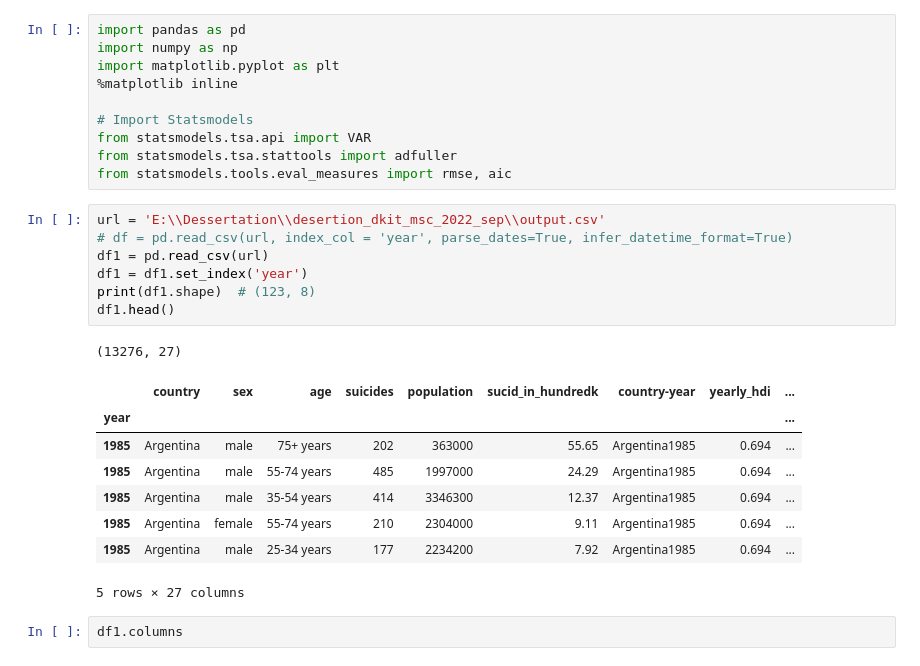
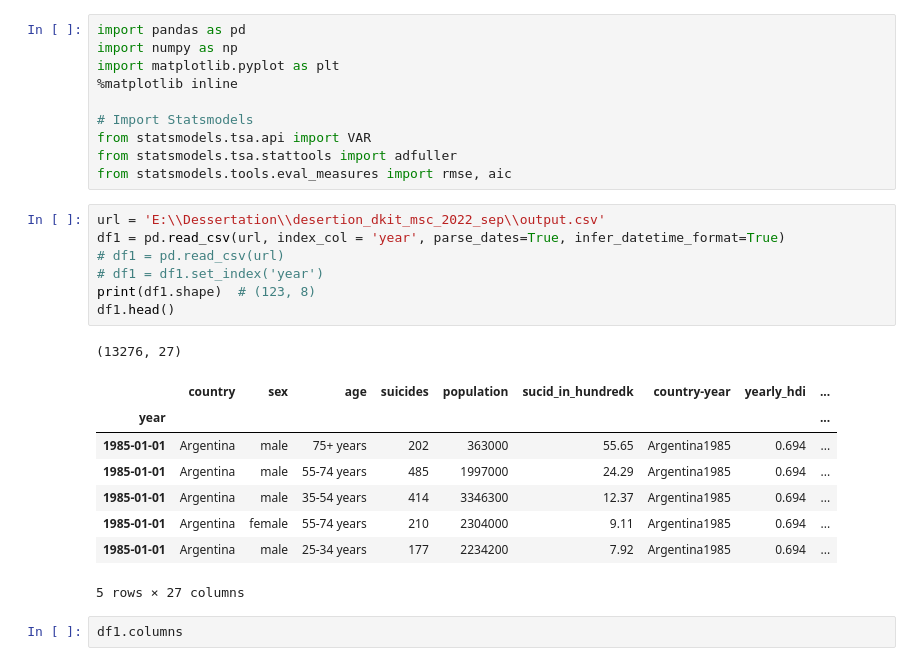
Before and after one commit to sujilkumarkm/desertion_dkit_msc_2022_sep, a Jupyter notebook: dissertation_suicide_var_models_2022.ipynb, the cells around one changed output. Saved outputs shown, nothing was run; the diff lists cells and outputs as text.

```diff
--- a/dissertation_suicide_var_models_2022.ipynb
+++ b/dissertation_suicide_var_models_2022.ipynb
@@ -10,20 +10,20 @@ from statsmodels.tsa.stattools import adfuller
 from statsmodels.tools.eval_measures import rmse, aic
 # %%
 url = 'E:\\Dessertation\\desertion_dkit_msc_2022_sep\\output.csv'
-# df = pd.read_csv(url, index_col = 'year', parse_dates=True, infer_datetime_format=True)
-df1 = pd.read_csv(url)
-df1 = df1.set_index('year')
+df1 = pd.read_csv(url, index_col = 'year', parse_dates=True, infer_datetime_format=True)
+# df1 = pd.read_csv(url)
+# df1 = df1.set_index('year')
 print(df1.shape)  # (123, 8)
 df1.head()
 # %% [output]
 (13276, 27)
 |  | country | sex | age | suicides | population | sucid_in_hundredk | country-year | yearly_hdi | ... |
 | year |  |  |  |  |  |  |  |  | ... |
-| 1985 | Argentina | male | 75+ years | 202 | 363000 | 55.65 | Argentina1985 | 0.694 | ... |
-| 1985 | Argentina | male | 55-74 years | 485 | 1997000 | 24.29 | Argentina1985 | 0.694 | ... |
-| 1985 | Argentina | male | 35-54 years | 414 | 3346300 | 12.37 | Argentina1985 | 0.694 | ... |
-| 1985 | Argentina | female | 55-74 years | 210 | 2304000 | 9.11 | Argentina1985 | 0.694 | ... |
-| 1985 | Argentina | male | 25-34 years | 177 | 2234200 | 7.92 | Argentina1985 | 0.694 | ... |
+| 1985-01-01 | Argentina | male | 75+ years | 202 | 363000 | 55.65 | Argentina1985 | 0.694 | ... |
+| 1985-01-01 | Argentina | male | 55-74 years | 485 | 1997000 | 24.29 | Argentina1985 | 0.694 | ... |
+| 1985-01-01 | Argentina | male | 35-54 years | 414 | 3346300 | 12.37 | Argentina1985 | 0.694 | ... |
+| 1985-01-01 | Argentina | female | 55-74 years | 210 | 2304000 | 9.11 | Argentina1985 | 0.694 | ... |
+| 1985-01-01 | Argentina | male | 25-34 years | 177 | 2234200 | 7.92 | Argentina1985 | 0.694 | ... |
 5 rows × 27 columns
 # %%
 df1.columns
```
Also changed, not shown: parts of 34 cells of this notebook.
